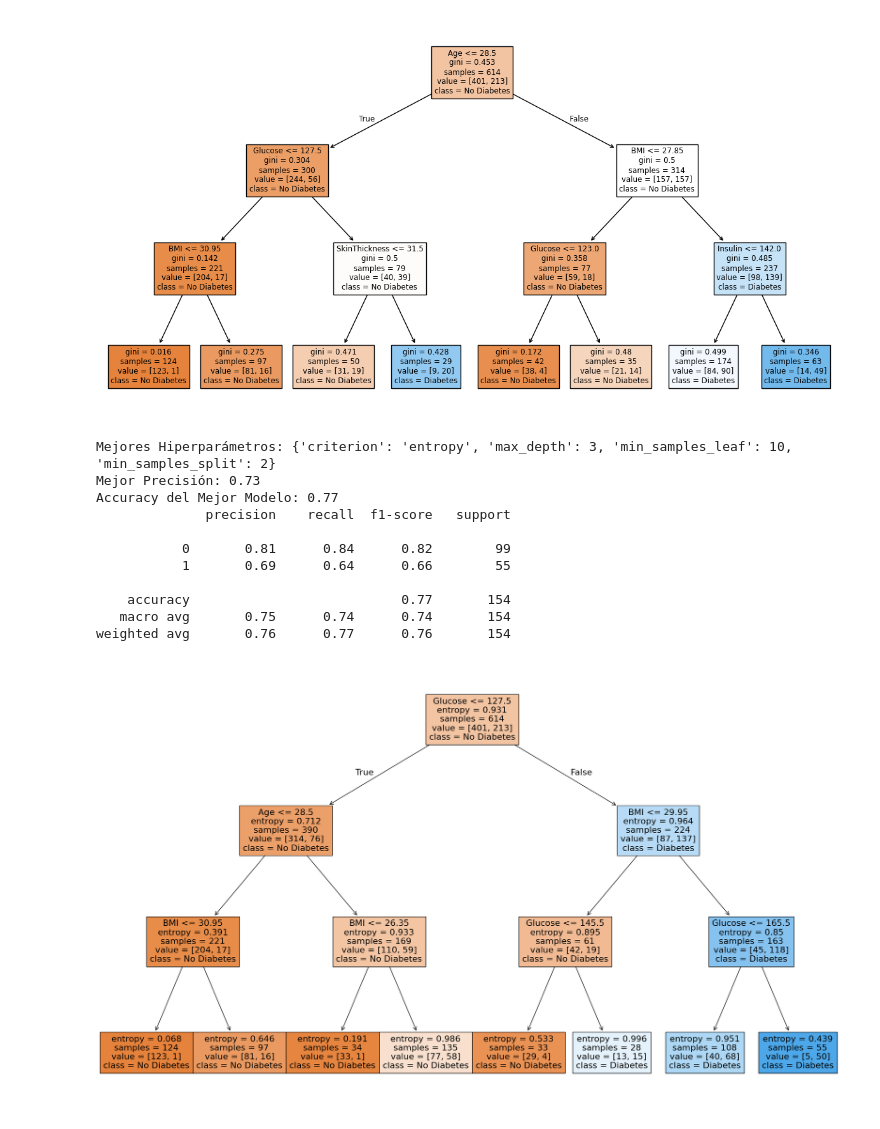
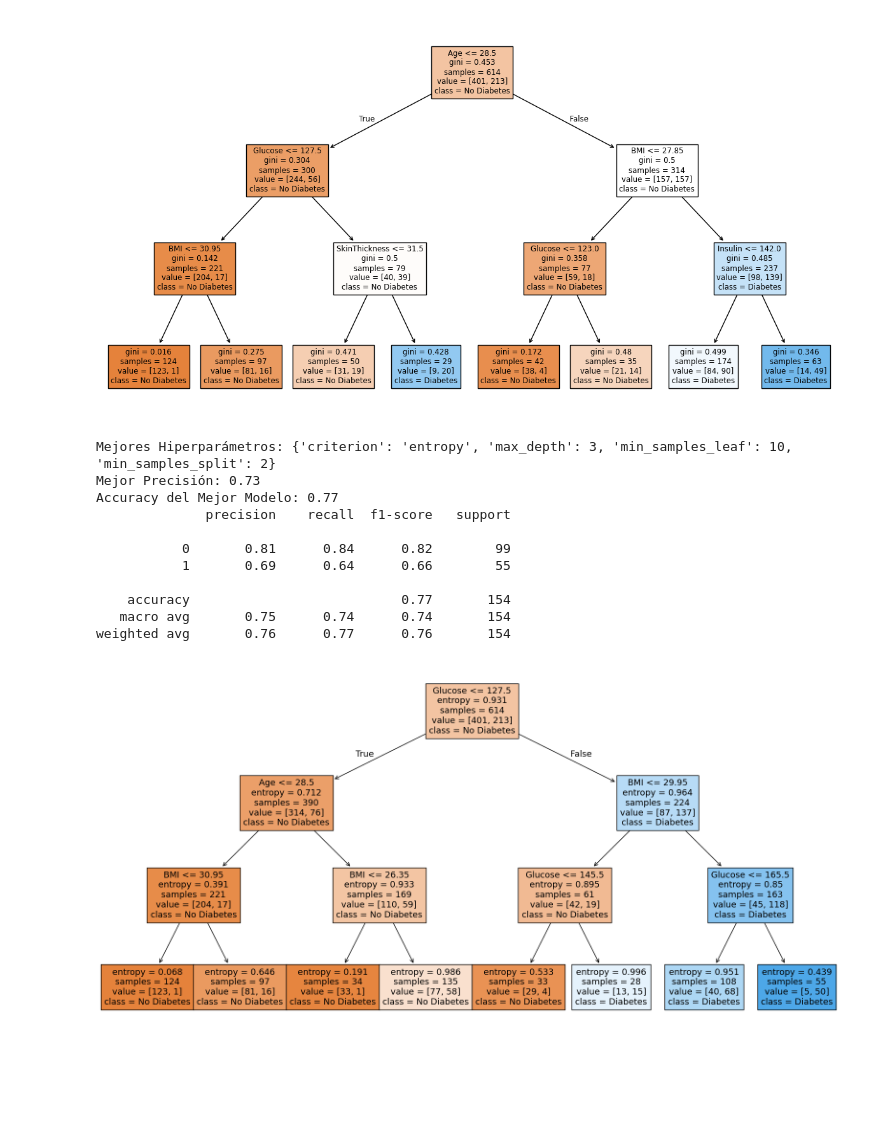
Before and after one commit to Bieloliver12/DecisionTree, a Jupyter notebook: src/explore.ipynb, the cells around one changed output. Cells and saved outputs as stored; diff of their text form; code cells hidden in the pictures; blank space fills up the shorter version.

```diff
--- a/src/explore.ipynb
+++ b/src/explore.ipynb
@@ -172,32 +181,32 @@ param_grid = {
     'min_samples_split': [2, 5, 10],
     'min_samples_leaf': [1, 5, 10]
 }
 grid_search = GridSearchCV(DecisionTreeClassifier(max_depth=4,random_state=42), param_grid, cv=2, scoring='accuracy')
 grid_search.fit(X_train, y_train)
 
 # Mejor modelo encontrado
 best_model = grid_search.best_estimator_
 print(f"Mejores Hiperparámetros: {grid_search.best_params_}")
 print(f"Mejor Precisión: {grid_search.best_score_:.2f}")
 
 # Evaluación del mejor modelo
 y_pred_best = best_model.predict(X_test)
 print(f"Accuracy del Mejor Modelo: {accuracy_score(y_test, y_pred_best):.2f}")
 print(classification_report(y_test, y_pred_best))
 
-plt.figure(figsize=(25, 15))
+plt.figure(figsize=(20, 10))
 plot_tree(best_model, feature_names=X_train.columns, class_names=['No Diabetes', 'Diabetes'], filled=True)
 plt.show()
 # %% [output]
 Mejores Hiperparámetros: {'criterion': 'entropy', 'max_depth': 3, 'min_samples_leaf': 10, 'min_samples_split': 2}
 Mejor Precisión: 0.73
 Accuracy del Mejor Modelo: 0.77
               precision    recall  f1-score   support
 
            0       0.81      0.84      0.82        99
            1       0.69      0.64      0.66        55
 
     accuracy                           0.77       154
    macro avg       0.75      0.74      0.74       154
 weighted avg       0.76      0.77      0.76       154
-[figure, old version]
+[figure, new version]
```
Also changed, not shown: parts of 2 cells of this notebook.
